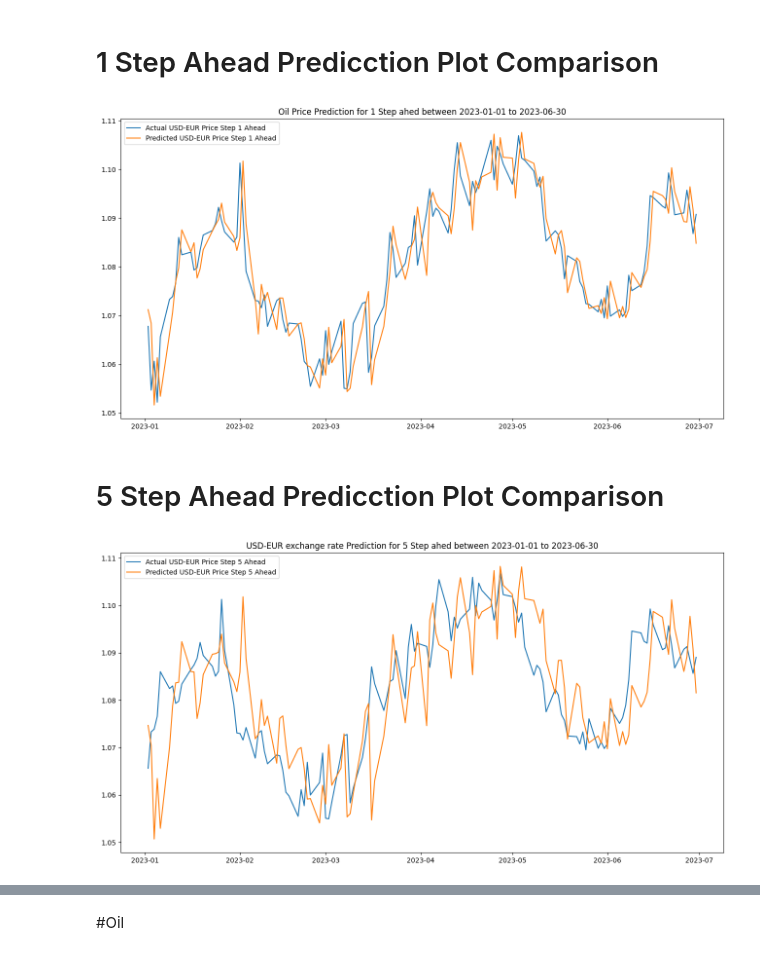
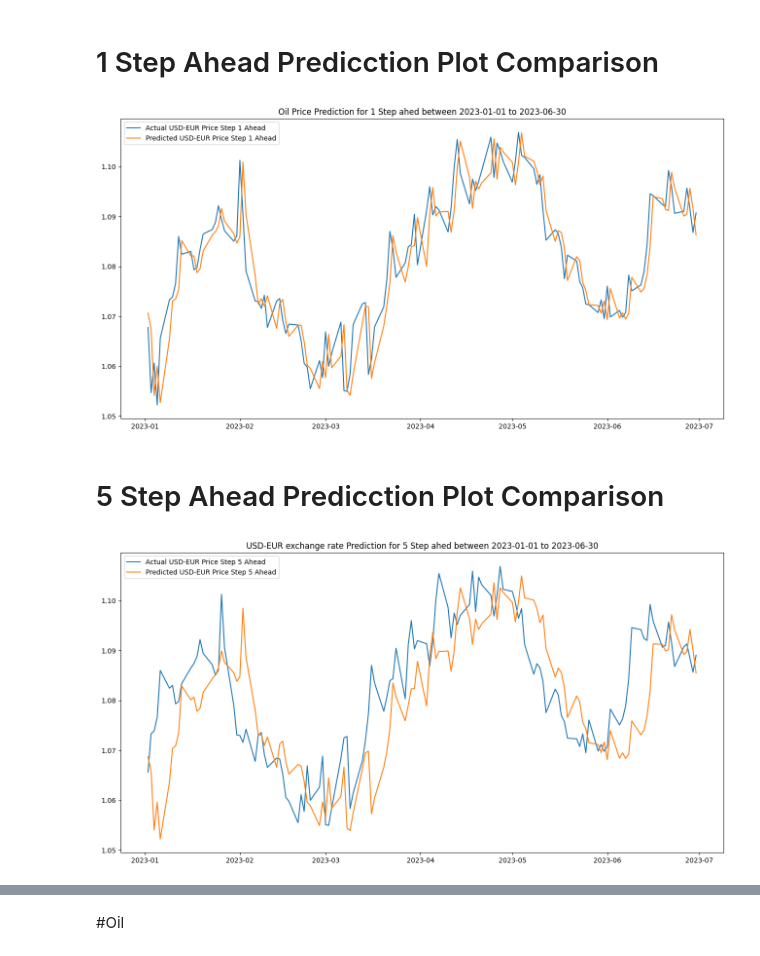
Before and after one commit to pravin-raut/TimeSeries_USD-EUR_WithOilImpact, a Jupyter notebook: 04_Currency_&_Oil_Forecast_SVR.ipynb, the cells around one changed output, grey strips where cells are left out. Drawn from its saved outputs; the diff is of its cells as text; code cells hidden in the pictures.

```diff
--- a/04_Currency_&_Oil_Forecast_SVR.ipynb
+++ b/04_Currency_&_Oil_Forecast_SVR.ipynb
@@ -121,8 +179,8 @@ DateAttributes=[]
 # %%
-FeatureColumnsCurrency = [col for col in train_data.columns if col.startswith('Actual_USD_EUR_Price_t-')]
-FeatureColumnsCurrency.insert(0,'Actual_USD_EUR_Price_t')
+FeatureColumnsCurrency = [col for col in train_data.columns if col.startswith('Actual_EUR_USD_Price_t-')]
+FeatureColumnsCurrency.insert(0,'Actual_EUR_USD_Price_t')
 FeatureColumnsCurrency.extend(DateAttributes)
 
-PredictedColumnCurrency='Actual_USD_EUR_Price_t+1'
+PredictedColumnCurrency='Actual_EUR_USD_Price_t+1'
 FeatureColumnsCurrency
 # %% [output]
@@ -150,7 +208,11 @@ from sklearn.svm import SVR
 
 def train_svr(X_train, Y_train, params):
     # Create the SVR model
-    model = SVR(kernel=params['param_kernel'], C=params['param_C'], epsilon=params['param_epsilon'])
+
+    if params['param_kernel']=='linear':
+      model = SVR(kernel=params['param_kernel'], C=params['param_C'], epsilon=params['param_epsilon'])
+    else:
+      model = SVR(kernel=params['param_kernel'], C=params['param_C'], epsilon=params['param_epsilon'],gamma=params['param_gamma'])
 
     # Fit the model to the data
     model.fit(X_train, Y_train)
@@ -171,7 +233,7 @@ best_params_Cur = find_best_svr_params(X_train_scaled, Y_train_scaled.ravel())
 selected_columns = best_params_Cur.groupby('param_kernel')[['mean_test_score']].idxmax()
 best_params_Cur = best_params_Cur.loc[selected_columns['mean_test_score'],
                          ['param_kernel', 'param_C',
-                          'param_epsilon',
+                          'param_epsilon','param_gamma',
                           'mean_test_score']]
 best_params_Cur.sort_values(by='mean_test_score', ascending=False)
 # %% [output]
@@ -216,11 +273,11 @@ support_vectors_df[['Actual_USD_EUR_Price_t+1']].tail(5)
 # %% [markdown]
 # Recursive multi-step forecasting using 1 Step Ahead model to Predct upto 5 Step Ahead for USD-EUR Exchange rate
 # %%
-FeatureColumnsCurrency = [col for col in train_data.columns if col.startswith('Actual_USD_EUR_Price_t-')]
-FeatureColumnsCurrency.insert(0,'Actual_USD_EUR_Price_t')
+FeatureColumnsCurrency = [col for col in train_data.columns if col.startswith('Actual_EUR_USD_Price_t-')]
+FeatureColumnsCurrency.insert(0,'Actual_EUR_USD_Price_t')
 StepsAheadPrediction=5
 for i in range(1,StepsAheadPrediction+1):
-  print(FeatureColumnsCurrency)
+  print(f"Features used in Step {i} are {FeatureColumnsCurrency}")
   X_test = test_data[FeatureColumnsCurrency+DateAttributes].values
   X_test_scaled = Curscaler.transform(X_test)
   # get the scaled predictions
@@ -229,7 +286,7 @@ for i in range(1,StepsAheadPrediction+1):
   scaled_predictions = scaled_predictions.reshape(-1, 1)
   # inverse transform the scaled predictions
   predictions = Curscaler_y.inverse_transform(scaled_predictions)
-  test_data['Predicted_USD_EUR_Price_t+'+str(i)] = predictions
+  test_data['Predicted_EUR_USD_Price_t+'+str(i)] = predictions
   FeatureColumnsCurrency.pop(-1)
-  FeatureColumnsCurrency.insert(0,'Predicted_USD_EUR_Price_t+'+str(i))
+  FeatureColumnsCurrency.insert(0,'Predicted_EUR_USD_Price_t+'+str(i))
 # %% [output]
@@ -261,20 +322,20 @@ Exchangemetrics
 # %% [markdown]
 # 1 Step Ahead Predicction Plot Comparison
 # %%
-compare_plots(test_data['Actual_USD_EUR_Price_t+1'],
-              test_data['Predicted_USD_EUR_Price_t+1'],
+compare_plots(test_data['Actual_EUR_USD_Price_t+1'],
+              test_data['Predicted_EUR_USD_Price_t+1'],
               "Actual USD-EUR Price Step 1 Ahead",
               "Predicted USD-EUR Price Step 1 Ahead",
               "Oil Price Prediction for 1 Step ahed between 2023-01-01 to 2023-06-30")
 # %% [output]
-[figure, old version]
+[figure, new version]
 # %% [markdown]
 # 5 Step Ahead Predicction Plot Comparison
 # %%
-compare_plots(test_data['Actual_USD_EUR_Price_t+5'],
-              test_data['Predicted_USD_EUR_Price_t+5'],
+compare_plots(test_data['Actual_EUR_USD_Price_t+5'],
+              test_data['Predicted_EUR_USD_Price_t+5'],
               "Actual USD-EUR Price Step 5 Ahead",
               "Predicted USD-EUR Price Step 5 Ahead",
               "USD-EUR exchange rate Prediction for 5 Step ahed between 2023-01-01 to 2023-06-30")
 # %% [output]
-[figure, old version]
+[figure, new version]
```
Also changed, not shown: parts of 49 cells of this notebook.
